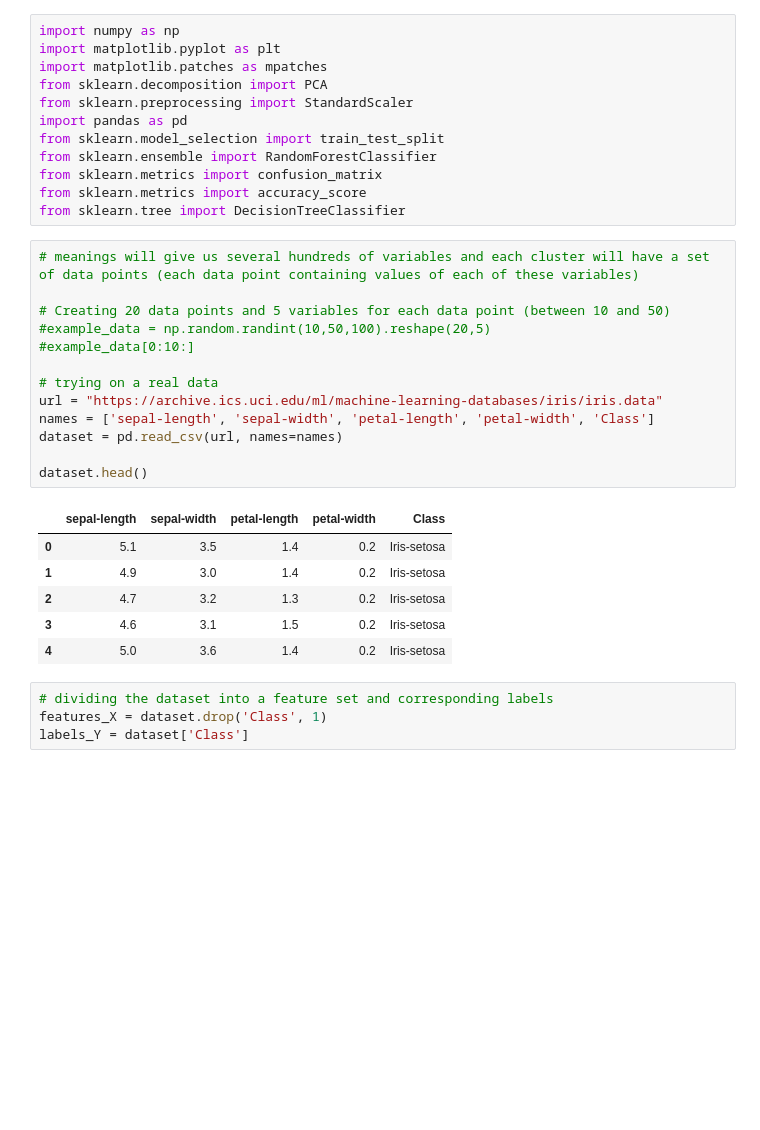
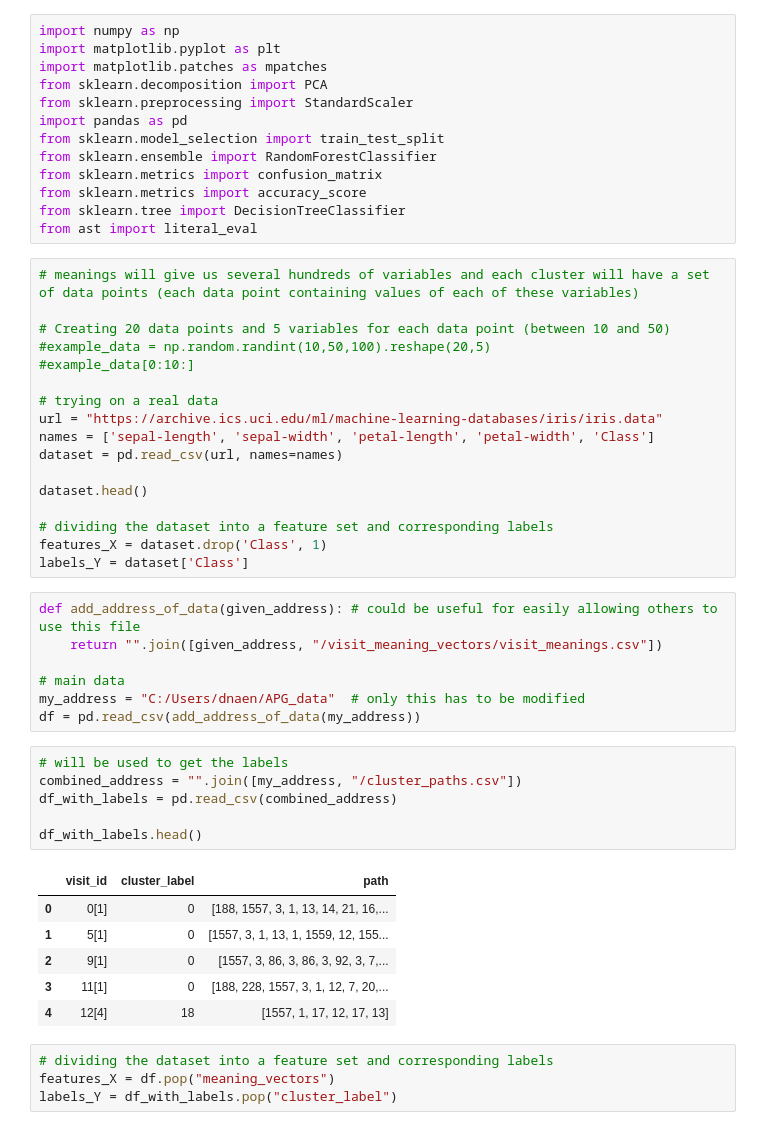
Before and after one commit to MatthewFoster02/3-1-APG-Digital-Exit-Strategy, a Jupyter notebook: src/main/UserStray/pca_for_user_stray.ipynb, the cells around one changed output. Drawn from its saved outputs; the diff is of its cells as text; blank space fills up the shorter version.

```diff
--- a/src/main/UserStray/pca_for_user_stray.ipynb
+++ b/src/main/UserStray/pca_for_user_stray.ipynb
@@ -10,6 +10,7 @@ from sklearn.ensemble import RandomForestClassifier
 from sklearn.metrics import confusion_matrix
 from sklearn.metrics import accuracy_score
 from sklearn.tree import DecisionTreeClassifier
+from ast import literal_eval
 # %%
 # meanings will give us several hundreds of variables and each cluster will have a set of data points (each data point containing values of each of these variables)
 
@@ -23,14 +24,31 @@ names = ['sepal-length', 'sepal-width', 'petal-length', 'petal-width', 'Class']
 dataset = pd.read_csv(url, names=names)
 
 dataset.head()
+
+# dividing the dataset into a feature set and corresponding labels
+features_X = dataset.drop('Class', 1)
+labels_Y = dataset['Class']
-# %% [output]
-|  | sepal-length | sepal-width | petal-length | petal-width | Class |
-| 0 | 5.1 | 3.5 | 1.4 | 0.2 | Iris-setosa |
-| 1 | 4.9 | 3.0 | 1.4 | 0.2 | Iris-setosa |
-| 2 | 4.7 | 3.2 | 1.3 | 0.2 | Iris-setosa |
-| 3 | 4.6 | 3.1 | 1.5 | 0.2 | Iris-setosa |
-| 4 | 5.0 | 3.6 | 1.4 | 0.2 | Iris-setosa |
+# %%
+def add_address_of_data(given_address): # could be useful for easily allowing others to use this file
+    return "".join([given_address, "/visit_meaning_vectors/visit_meanings.csv"])
+
+# main data
+my_address = "C:/Users/dnaen/APG_data"  # only this has to be modified
+df = pd.read_csv(add_address_of_data(my_address))
+# %%
+# will be used to get the labels
+combined_address = "".join([my_address, "/cluster_paths.csv"])
+df_with_labels = pd.read_csv(combined_address)
+
+df_with_labels.head()
+# %% [output]
+|  | visit_id | cluster_label | path |
+| 0 | 0[1] | 0 | [188, 1557, 3, 1, 13, 14, 21, 16,... |
+| 1 | 5[1] | 0 | [1557, 3, 1, 13, 1, 1559, 12, 155... |
+| 2 | 9[1] | 0 | [1557, 3, 86, 3, 86, 3, 92, 3, 7,... |
+| 3 | 11[1] | 0 | [188, 228, 1557, 3, 1, 12, 7, 20,... |
+| 4 | 12[4] | 18 | [1557, 1, 17, 12, 17, 13] |
 # %%
 # dividing the dataset into a feature set and corresponding labels
-features_X = dataset.drop('Class', 1)
-labels_Y = dataset['Class']
+features_X = df.pop("meaning_vectors")
+labels_Y = df_with_labels.pop("cluster_label")
```
Also changed, not shown: parts of 11 cells of this notebook, 1 other file.
